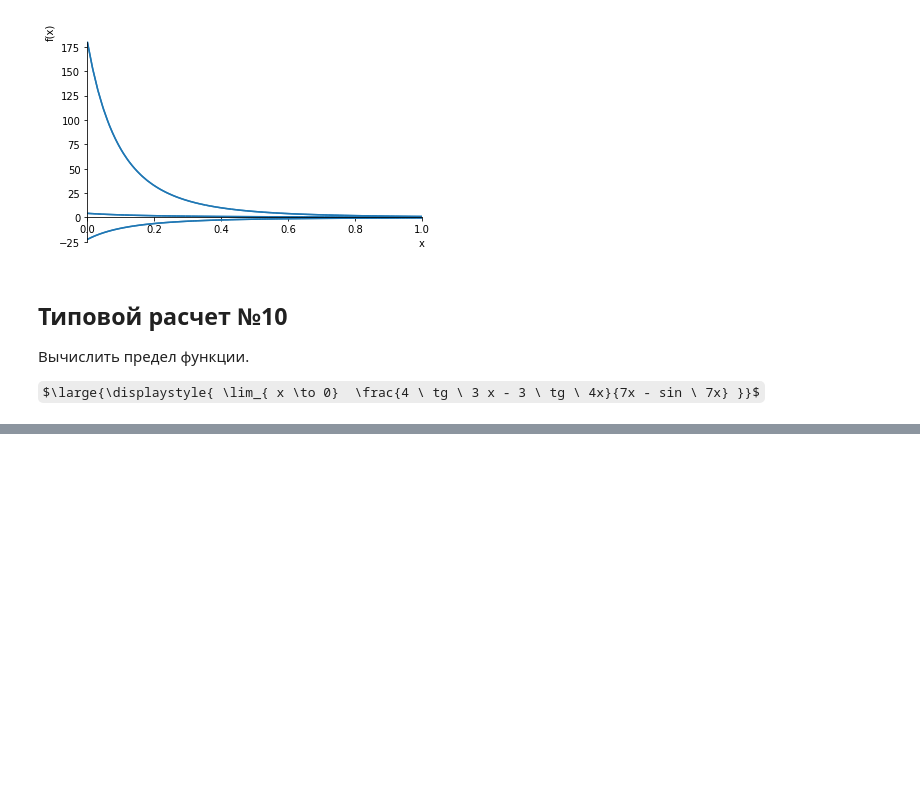
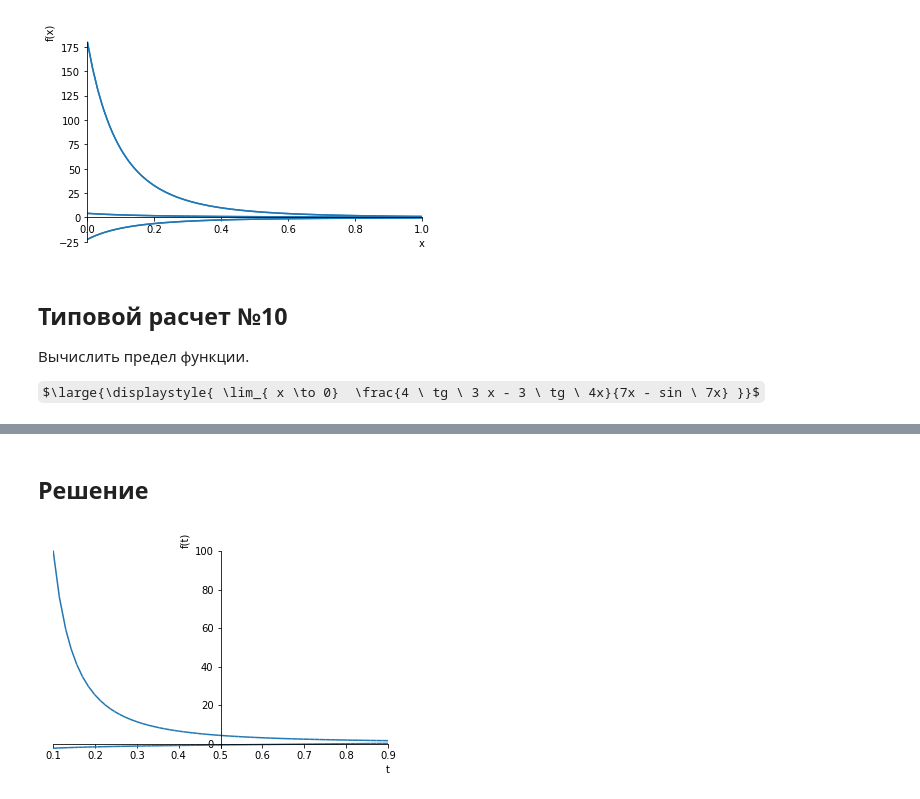
Before and after one commit to OlgaBelitskaya/math_20182019, a Jupyter notebook: mathanalysis_standardcalc209-215.ipynb, the cells around one changed output, grey strips where cells are left out. Saved outputs shown, nothing was run; the diff lists cells and outputs as text; code cells hidden in the pictures; some formulas as TeX source; blank space fills up the shorter version.

```diff
--- a/mathanalysis_standardcalc209-215.ipynb
+++ b/mathanalysis_standardcalc209-215.ipynb
@@ -79,0 +155,10 @@ $\large{\displaystyle{ \lim_{ x \to 0}  \frac{x^4 + x^3 - 3x^2 - 5x - 2}{x^4 + 2
+# %% [markdown]
+## Решение
+# %%
+t = Symbol('t')
+x = log(tan(t))
+y = 1 / sin(t) ** 2
+# %%
+plot(x,y, (t, 0.1,0.9));
+# %% [output]
+[figure, added]
```
Also changed, not shown: parts of 27 cells of this notebook.
